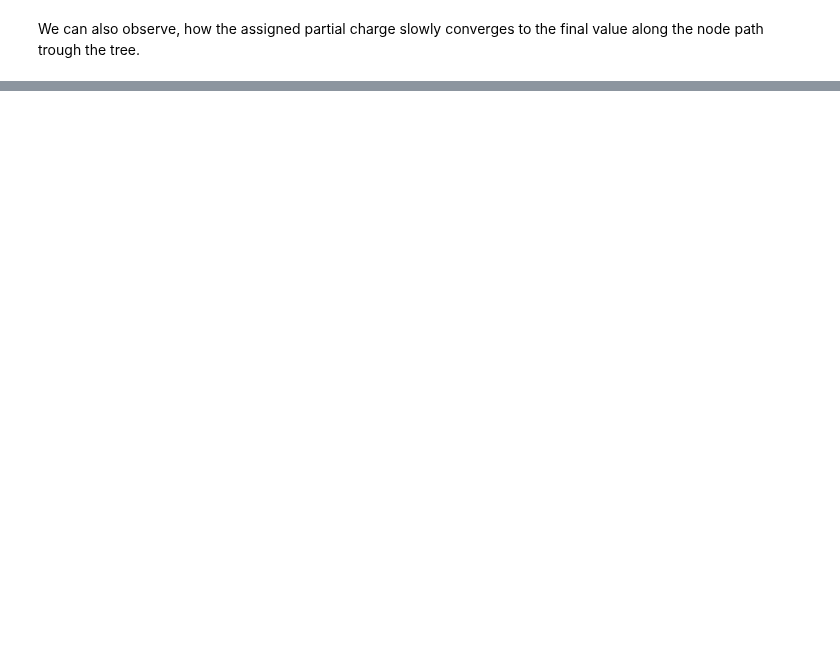
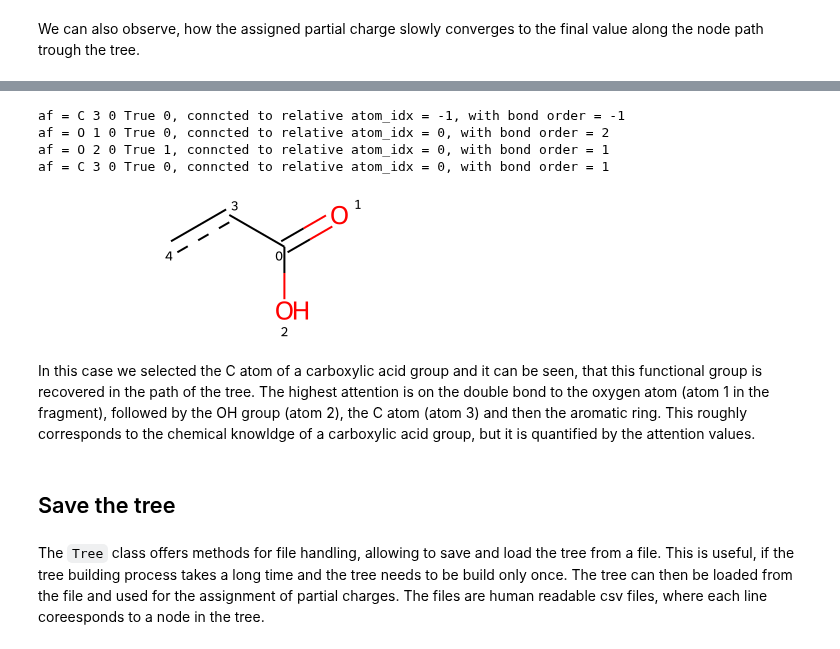
Before and after one commit to rinikerlab/DASH-tree, a Jupyter notebook: serenityff/charge/examples/04_build_a_decision_tree.ipynb, the cells around one changed output, grey strips where cells are left out. Drawn from its saved outputs; the diff is of its cells as text; code cells hidden in the pictures; blank space fills up the shorter version.

```diff
--- a/serenityff/charge/examples/04_build_a_decision_tree.ipynb
+++ b/serenityff/charge/examples/04_build_a_decision_tree.ipynb
@@ -215,0 +279,19 @@ We can also observe, how the assigned partial charge slowly converges to the fin
+# %%
+for node in path[1:5]:
+    af, idx, bond = node.atoms[0]
+    print(f"af = {AtomFeatures.lookup_int(af)}, conncted to relative atom_idx = {idx}, with bond order = {bond}")
+# %% [output]
+af = C 3 0 True 0, conncted to relative atom_idx = -1, with bond order = -1
+af = O 1 0 True 0, conncted to relative atom_idx = 0, with bond order = 2
+af = O 2 0 True 1, conncted to relative atom_idx = 0, with bond order = 1
+af = C 3 0 True 0, conncted to relative atom_idx = 0, with bond order = 1
+# %%
+get_rdkit_fragment_from_node_path(path[1:6])
+# %% [output]
+[figure, added]
+# %% [markdown]
+In this case we selected the C atom of a carboxylic acid group and it can be seen, that this functional group is recovered in the path of the tree. The highest attention is on the double bond to the oxygen atom (atom 1 in the fragment), followed by the OH group (atom 2), the C atom (atom 3) and then the aromatic ring. This roughly corresponds to the chemical knowldge of a carboxylic acid group, but it is quantified by the attention values.
+# %% [markdown]
+## Save the tree
+# %% [markdown]
+The `Tree` class offers methods for file handling, allowing to save and load the tree from a file. This is useful, if the tree building process takes a long time and the tree needs to be build only once. The tree can then be loaded from the file and used for the assignment of partial charges. The files are human readable csv files, where each line coreesponds to a node in the tree.
```
Also changed, not shown: parts of 20 cells of this notebook, 1 other file.
